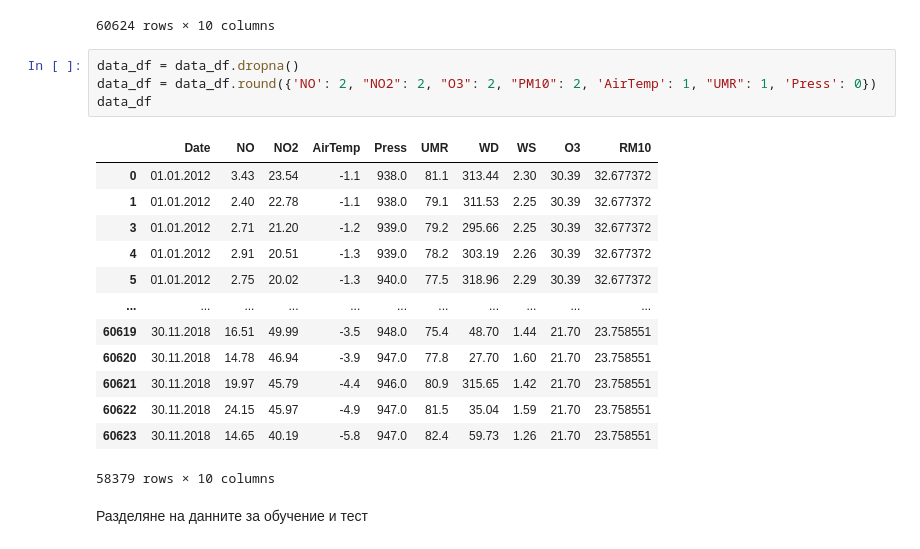
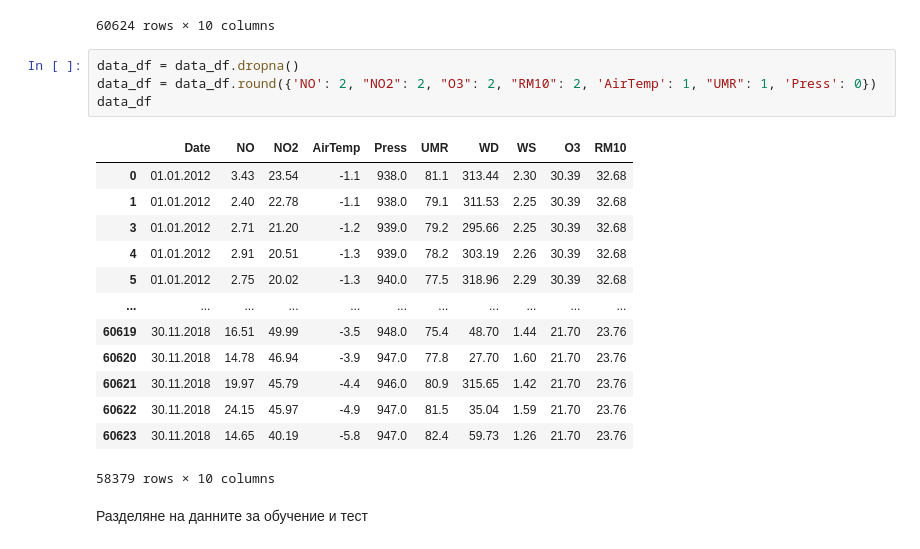
Before and after one commit to Exonault/TechnicalUniversityMastersProject, a Jupyter notebook: InternetOfThings/Project.ipynb, the cells around one changed output. Cells and saved outputs as stored; diff of their text form.

```diff
--- a/InternetOfThings/Project.ipynb
+++ b/InternetOfThings/Project.ipynb
@@ -72,21 +72,21 @@ data_df
 60624 rows × 10 columns
 # %%
 data_df = data_df.dropna()
-data_df = data_df.round({'NO': 2, "NO2": 2, "O3": 2, "PM10": 2, 'AirTemp': 1, "UMR": 1, 'Press': 0})
+data_df = data_df.round({'NO': 2, "NO2": 2, "O3": 2, "RM10": 2, 'AirTemp': 1, "UMR": 1, 'Press': 0})
 data_df
 # %% [output]
 |  | Date | NO | NO2 | AirTemp | Press | UMR | WD | WS | O3 | RM10 |
-| 0 | 01.01.2012 | 3.43 | 23.54 | -1.1 | 938.0 | 81.1 | 313.44 | 2.30 | 30.39 | 32.677372 |
-| 1 | 01.01.2012 | 2.40 | 22.78 | -1.1 | 938.0 | 79.1 | 311.53 | 2.25 | 30.39 | 32.677372 |
-| 3 | 01.01.2012 | 2.71 | 21.20 | -1.2 | 939.0 | 79.2 | 295.66 | 2.25 | 30.39 | 32.677372 |
-| 4 | 01.01.2012 | 2.91 | 20.51 | -1.3 | 939.0 | 78.2 | 303.19 | 2.26 | 30.39 | 32.677372 |
-| 5 | 01.01.2012 | 2.75 | 20.02 | -1.3 | 940.0 | 77.5 | 318.96 | 2.29 | 30.39 | 32.677372 |
+| 0 | 01.01.2012 | 3.43 | 23.54 | -1.1 | 938.0 | 81.1 | 313.44 | 2.30 | 30.39 | 32.68 |
+| 1 | 01.01.2012 | 2.40 | 22.78 | -1.1 | 938.0 | 79.1 | 311.53 | 2.25 | 30.39 | 32.68 |
+| 3 | 01.01.2012 | 2.71 | 21.20 | -1.2 | 939.0 | 79.2 | 295.66 | 2.25 | 30.39 | 32.68 |
+| 4 | 01.01.2012 | 2.91 | 20.51 | -1.3 | 939.0 | 78.2 | 303.19 | 2.26 | 30.39 | 32.68 |
+| 5 | 01.01.2012 | 2.75 | 20.02 | -1.3 | 940.0 | 77.5 | 318.96 | 2.29 | 30.39 | 32.68 |
 | ... | ... | ... | ... | ... | ... | ... | ... | ... | ... | ... |
-| 60619 | 30.11.2018 | 16.51 | 49.99 | -3.5 | 948.0 | 75.4 | 48.70 | 1.44 | 21.70 | 23.758551 |
-| 60620 | 30.11.2018 | 14.78 | 46.94 | -3.9 | 947.0 | 77.8 | 27.70 | 1.60 | 21.70 | 23.758551 |
-| 60621 | 30.11.2018 | 19.97 | 45.79 | -4.4 | 946.0 | 80.9 | 315.65 | 1.42 | 21.70 | 23.758551 |
-| 60622 | 30.11.2018 | 24.15 | 45.97 | -4.9 | 947.0 | 81.5 | 35.04 | 1.59 | 21.70 | 23.758551 |
-| 60623 | 30.11.2018 | 14.65 | 40.19 | -5.8 | 947.0 | 82.4 | 59.73 | 1.26 | 21.70 | 23.758551 |
+| 60619 | 30.11.2018 | 16.51 | 49.99 | -3.5 | 948.0 | 75.4 | 48.70 | 1.44 | 21.70 | 23.76 |
+| 60620 | 30.11.2018 | 14.78 | 46.94 | -3.9 | 947.0 | 77.8 | 27.70 | 1.60 | 21.70 | 23.76 |
+| 60621 | 30.11.2018 | 19.97 | 45.79 | -4.4 | 946.0 | 80.9 | 315.65 | 1.42 | 21.70 | 23.76 |
+| 60622 | 30.11.2018 | 24.15 | 45.97 | -4.9 | 947.0 | 81.5 | 35.04 | 1.59 | 21.70 | 23.76 |
+| 60623 | 30.11.2018 | 14.65 | 40.19 | -5.8 | 947.0 | 82.4 | 59.73 | 1.26 | 21.70 | 23.76 |
 58379 rows × 10 columns
 # %% [markdown]
 Разделяне на данните за обучение и тест
```
Also changed, not shown: parts of 11 cells of this notebook, 1 other file.
